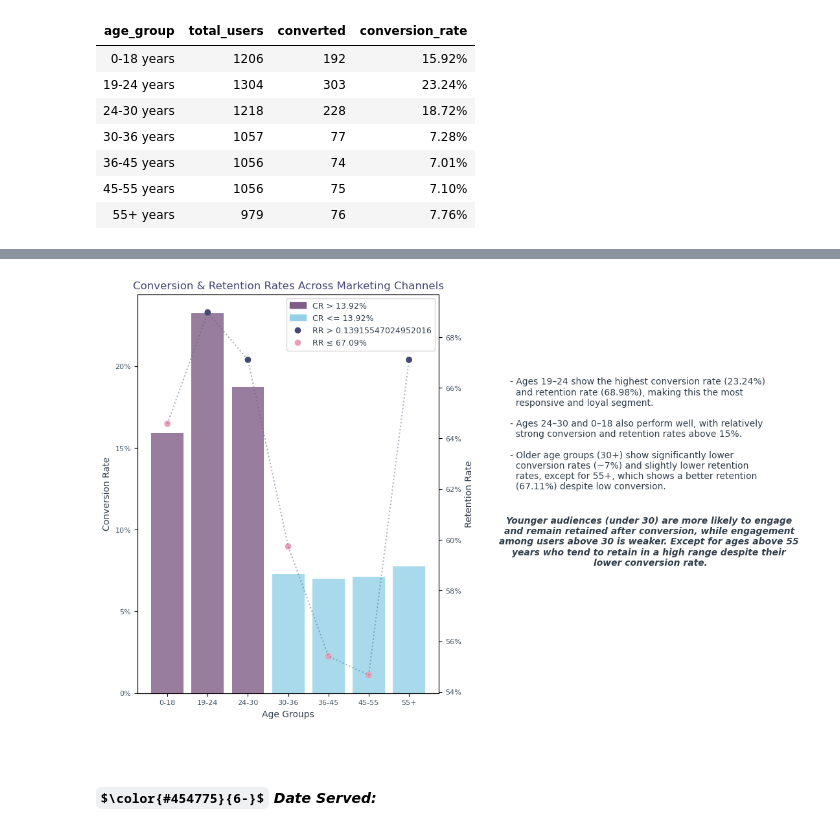
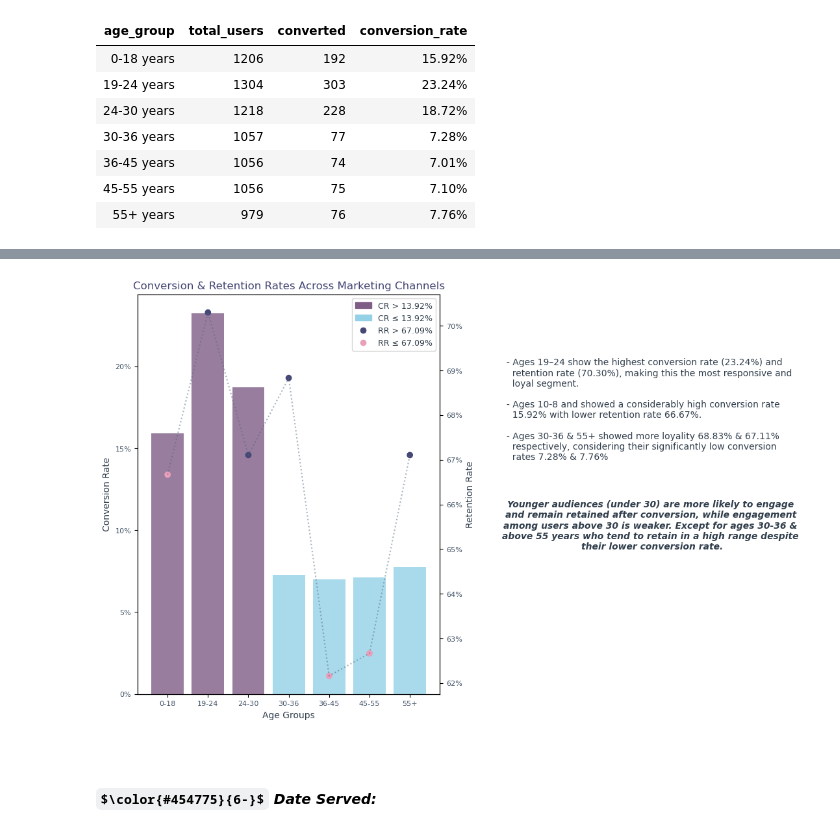
Before and after one commit to hend-a-ghafour/Analyzing_Marketing_Campaigns, a Jupyter notebook: Analyzing_Marketing_Campaigns.ipynb, the cells around one changed output, grey strips where cells are left out. Drawn from its saved outputs; the diff is of its cells as text; code cells hidden in the pictures; some formulas as TeX source.

```diff
--- a/Analyzing_Marketing_Campaigns.ipynb
+++ b/Analyzing_Marketing_Campaigns.ipynb
@@ -1901,68 +1912,70 @@ performance_age.style.hide().format({'conversion_rate':'{:,.2%}','retention_rate
 # %%
 # Visualization - Comparing Conversion Rates with Retention Rates within Age Groups:
 # Data
-x=[a.replace(' years','') for a in performance_age.age_group.to_list()]
-y=performance_age.conversion_rate
-z=performance_age.retention_rate
+perform_age=[a.replace(' years','') for a in performance_age.age_group.to_list()]
+perform_age_con=performance_age.conversion_rate
+perform_age_ret=performance_age.retention_rate
 
 # Defining colors based on performance
-colors = ['#805D87' if n > conversion_rate else '#94D1E7' for n in y]
-colors2= ['#454775' if m > retention_rate else '#EA9FBB' for m in z]
+colors = ['#805D87' if n > conversion_rate else '#94D1E7' for n in perform_age_con]
+colors2= ['#454775' if m > retention_rate else '#EA9FBB' for m in perform_age_ret]
 
 # Creating the chart
 fig,ax1=plt.subplots(figsize=(6,8))
 
 # 1- Conversion Rate (Bar)
-ax1.bar(x,y, alpha=.8, color=colors, label='Conversion Rate')
+ax1.bar(perform_age,perform_age_con, alpha=.8, color=colors, label='Conversion Rate')
 
 # 2- Retention Rate
 ax2 = ax1.twinx()
-ax2.plot(x,z, ls='dotted', color='#51687F', label='Retention Rate', alpha=.5)
-ax2.scatter(x,z,color=colors2,label=['CR > 64.53%','CR <= 64.53%'])
+ax2.plot(perform_age,perform_age_ret, ls='dotted', color='#51687F', label='Retention Rate', alpha=.5)
+ax2.scatter(perform_age,perform_age_ret,color=colors2,label=['CR > 64.53%','CR <= 64.53%'])
 
 # Customizing the chart
 plt.title('Conversion & Retention Rates Across Marketing Channels', fontsize=12, color='#454775')
 
 ax1.set_xlabel('Age Groups', fontsize=10,color='#313E4C')
 ax1.tick_params(axis='x',labelcolor='#415366',labelsize=8)
 
 ax1.set_ylabel('Conversion Rate', fontsize=10,color='#313E4C')
 ax1.tick_params(axis='y',labelcolor='#415366',labelsize=8)
 ax1.yaxis.set_major_formatter(mticker.PercentFormatter(1,decimals=False))
 
 ax2.set_ylabel('Retention Rate', fontsize=10, color='#313E4C')
 ax2.tick_params(axis='y',labelcolor='#415366',labelsize=8)
 ax2.yaxis.set_major_formatter(mticker.PercentFormatter(1,decimals=False))
 
 # Legend
-above_cr = mpatches.Patch(color='#805D87', label='CR > 13.92%')
-below_cr = mpatches.Patch(color='#94D1E7', label='CR <= 13.92%')
-above_rr = mlines.Line2D([], [], color='#454775', marker='o',linestyle='None',label='RR > 67.09%')
-below_rr = mlines.Line2D([], [], color='#EA9FBB', marker='o', linestyle='None',label='RR ≤ 67.09%')
+above_cr = mpatches.Patch(color='#805D87', label=f'CR > {conversion_rate:.2%}')
+below_cr = mpatches.Patch(color='#94D1E7', label=f'CR ≤ {conversion_rate:.2%}')
+above_rr = mlines.Line2D([], [], color='#454775', marker='o',linestyle='None',label=f'RR > {retention_rate:.2%}')
+below_rr = mlines.Line2D([], [], color='#EA9FBB', marker='o', linestyle='None',label=f'RR ≤ {retention_rate:.2%}')
 plt.legend(handles=[above_cr,below_cr,above_rr,below_rr],fontsize=9,labelcolor='#313E4C', loc='upper right')
 
 # Findings
-text1='''
-- Ages 19–24 show the highest conversion rate (23.24%)
-  and retention rate (68.98%), making this the most
-  responsive and loyal segment.\n
-- Ages 24–30 and 0–18 also perform well, with relatively
-  strong conversion and retention rates above 15%.\n
-- Older age groups (30+) show significantly lower
-  conversion rates (~7%) and slightly lower retention
-  rates, except for 55+, which shows a better retention
-  (67.11%) despite low conversion.'''
-text2='''
+text_perform_age=f'''
+- Ages 19–24 show the highest conversion rate ({perform_age_con.max():.2%}) and
+  retention rate ({perform_age_ret.max():.2%}), making this the most responsive and
+  loyal segment.\n
+- Ages 10-8 and showed a considerably high conversion rate
+  {perform_age_con.to_list()[0]:.2%} with lower retention rate {perform_age_ret.to_list()[0]:.2%}.\n
+- Ages 30-36 & 55+ showed more loyality {perform_age_ret.to_list()[3]:.2%} & {perform_age_ret.to_list()[6]:.2%}
+  respectively, considering their significantly low conversion
+  rates {perform_age_con.to_list()[3]:.2%} & {perform_age_con.to_list()[6]:.2%}'''
+
+text2_perform_age='''
 Younger audiences (under 30) are more likely to engage
 and remain retained after conversion, while engagement
-among users above 30 is weaker. Except for ages above 55
-years who tend to retain in a high range despite their
-lower conversion rate.'''
-plt.text(8.5,.62,text1, color='#313E4C')
-plt.text(12,.59,text2, ha='center',fontstyle='italic',weight='semibold', fontsize=10, color='#313E4C')
+among users above 30 is weaker. Except for ages 30-36 &
+above 55 years who tend to retain in a high range despite
+their lower conversion rate.'''
+
+plt.text(8.4,.67,text_perform_age, color='#313E4C')
+plt.text(12,.65,text2_perform_age, ha='center',fontstyle='italic',weight='semibold', fontsize=10, color='#313E4C')
+
 plt.show();
 # %% [output]
-[figure, old version]
+[figure, new version]
 # %% [markdown]
 <br>
 
```
Also changed, not shown: parts of 17 cells of this notebook.
